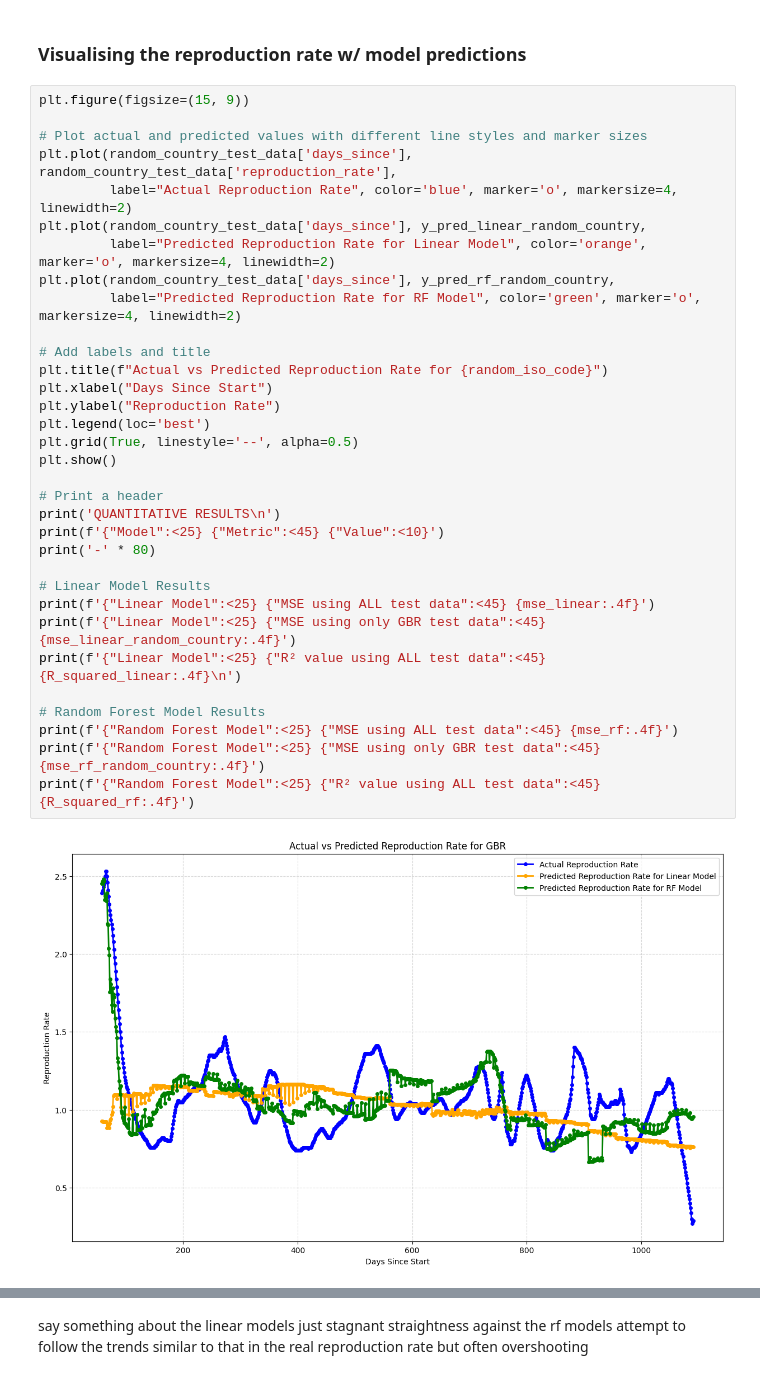
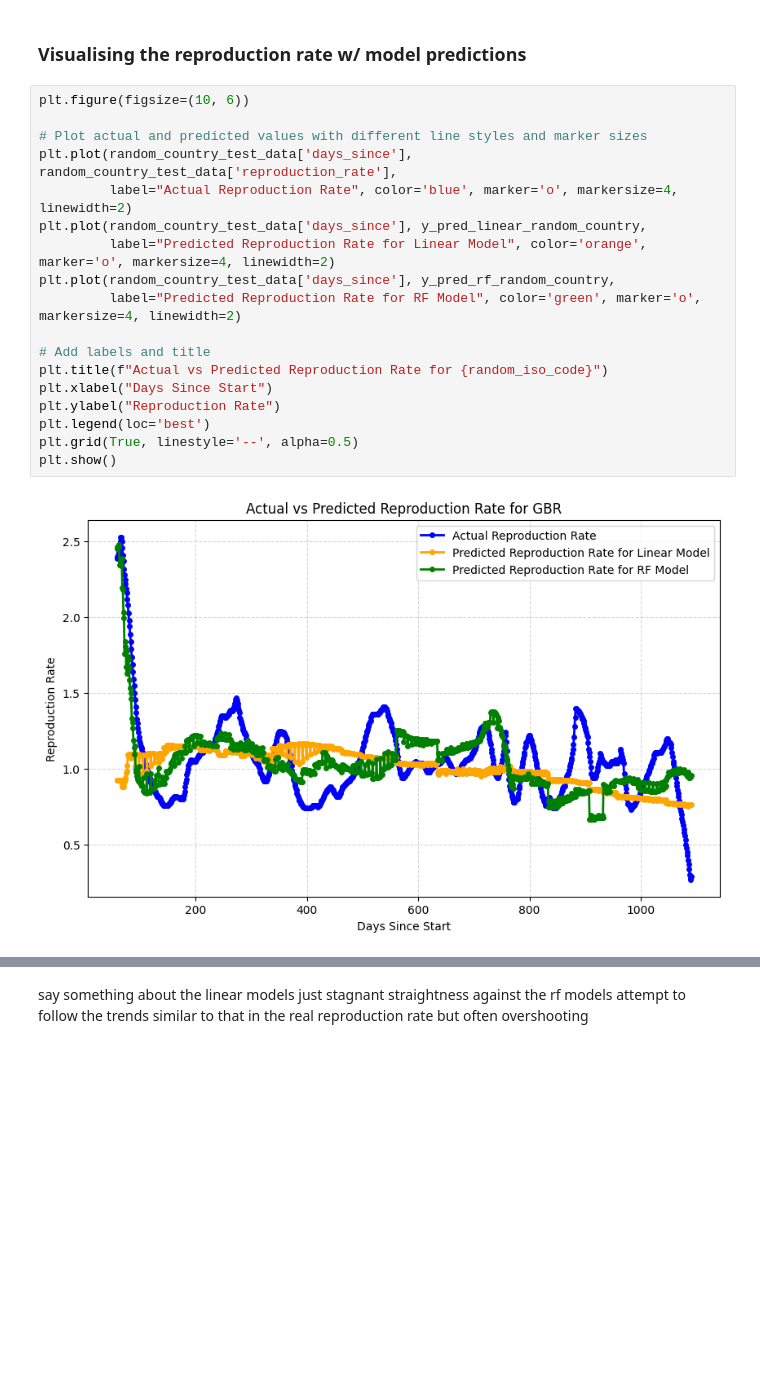
Before and after one commit to markmilner21/Assessment-1-Supervised-Prediction, a Jupyter notebook: Report/07-Conclusion.ipynb, the cells around one changed output, grey strips where cells are left out. Drawn from its saved outputs; the diff is of its cells as text; blank space fills up the shorter version.

```diff
--- a/Report/07-Conclusion.ipynb
+++ b/Report/07-Conclusion.ipynb
@@ -165,37 +168,22 @@ mse_rf_random_country = mean_squared_error(random_country_Y_test, y_pred_linear_
 # %% [markdown]
 ### Visualising the reproduction rate w/ model predictions
 # %%
-plt.figure(figsize=(15, 9))
+plt.figure(figsize=(10, 6))
 
 # Plot actual and predicted values with different line styles and marker sizes
 plt.plot(random_country_test_data['days_since'], random_country_test_data['reproduction_rate'],
          label="Actual Reproduction Rate", color='blue', marker='o', markersize=4, linewidth=2)
 plt.plot(random_country_test_data['days_since'], y_pred_linear_random_country,
          label="Predicted Reproduction Rate for Linear Model", color='orange', marker='o', markersize=4, linewidth=2)
 plt.plot(random_country_test_data['days_since'], y_pred_rf_random_country,
          label="Predicted Reproduction Rate for RF Model", color='green', marker='o', markersize=4, linewidth=2)
 
 # Add labels and title
 plt.title(f"Actual vs Predicted Reproduction Rate for {random_iso_code}")
 plt.xlabel("Days Since Start")
 plt.ylabel("Reproduction Rate")
 plt.legend(loc='best')
 plt.grid(True, linestyle='--', alpha=0.5)
 plt.show()
-
-# Print a header
-print('QUANTITATIVE RESULTS\n')
-print(f'{"Model":<25} {"Metric":<45} {"Value":<10}')
-print('-' * 80)
-
-# Linear Model Results
-print(f'{"Linear Model":<25} {"MSE using ALL test data":<45} {mse_linear:.4f}')
-print(f'{"Linear Model":<25} {"MSE using only GBR test data":<45} {mse_linear_random_country:.4f}')
-print(f'{"Linear Model":<25} {"R² value using ALL test data":<45} {R_squared_linear:.4f}\n')
-
-# Random Forest Model Results
-print(f'{"Random Forest Model":<25} {"MSE using ALL test data":<45} {mse_rf:.4f}')
-print(f'{"Random Forest Model":<25} {"MSE using only GBR test data":<45} {mse_rf_random_country:.4f}')
-print(f'{"Random Forest Model":<25} {"R² value using ALL test data":<45} {R_squared_rf:.4f}')
 # %% [output]
-[figure, old version]
+[figure, new version]
```
Also changed, not shown: parts of 6 cells of this notebook, 1 other file.
